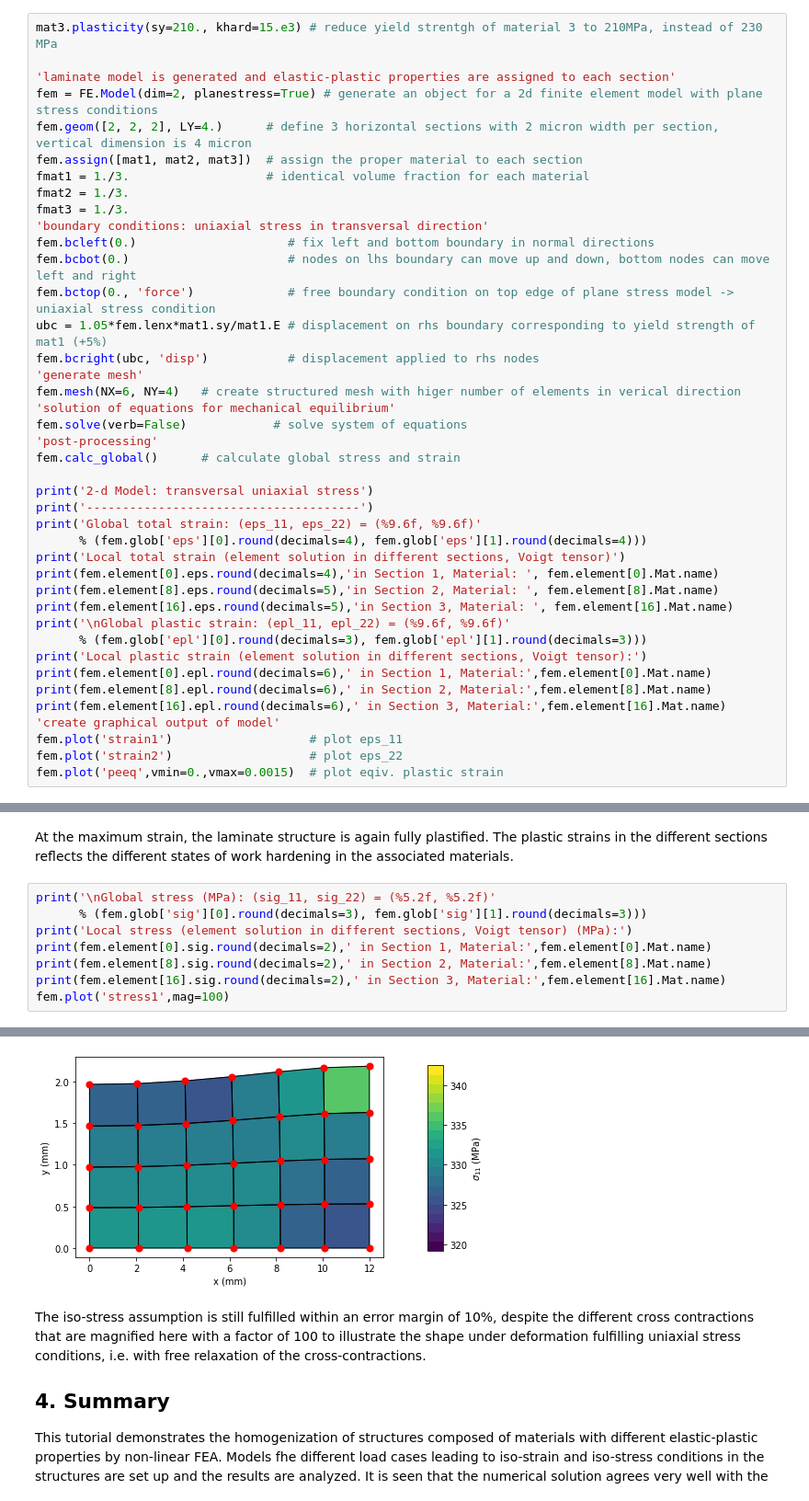
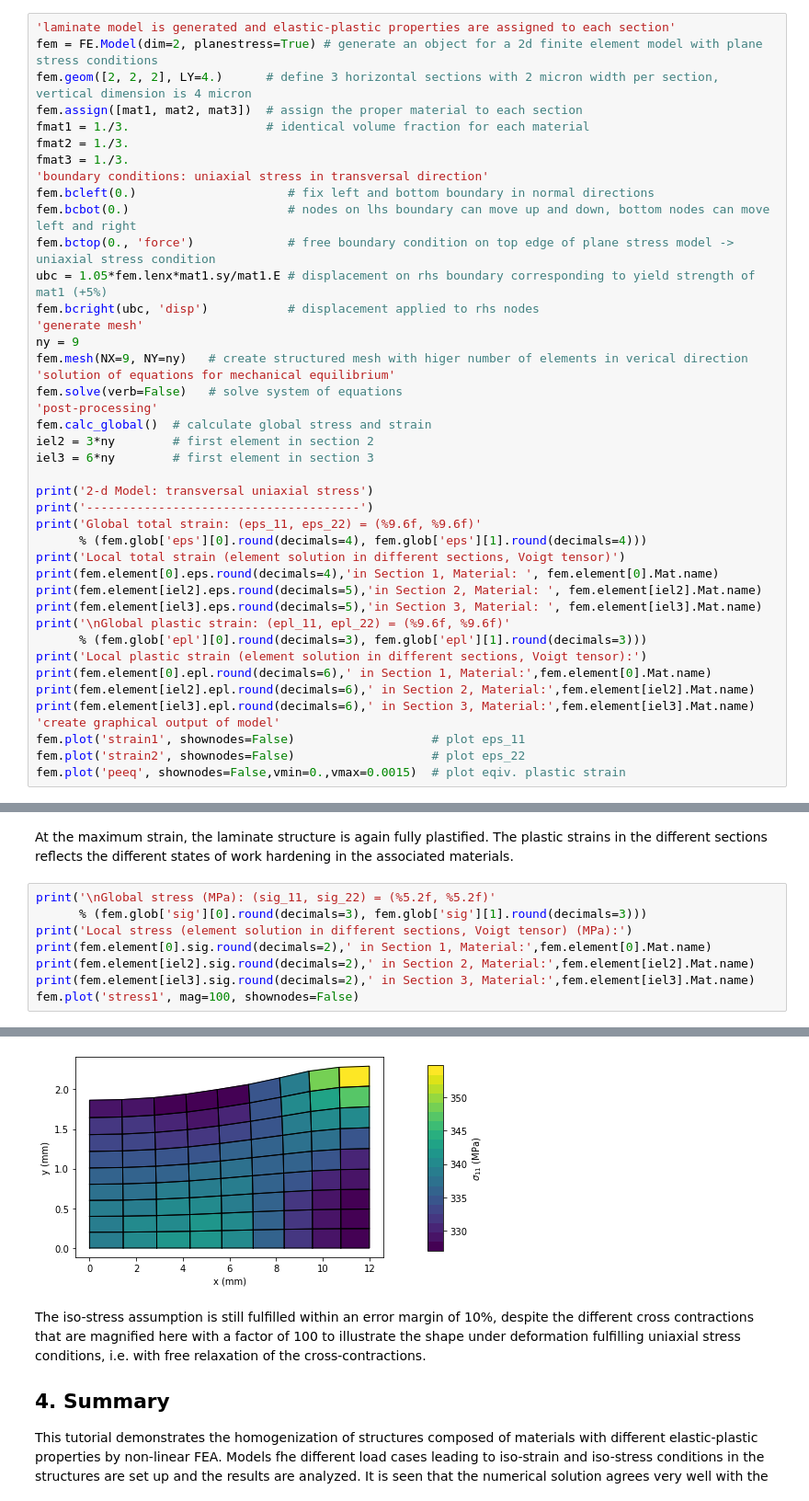
Before and after one commit to AHartmaier/pyLabFEA, a Jupyter notebook: notebooks/pyLabFEA_Homogenization.ipynb, the cells around one changed output, grey strips where cells are left out. Shown at 92% size. Saved outputs shown, nothing was run; the diff lists cells and outputs as text.

```diff
--- a/notebooks/pyLabFEA_Homogenization.ipynb
+++ b/notebooks/pyLabFEA_Homogenization.ipynb
@@ -556,6 +556,4 @@ In the next step, we investigate how applying a uni-axial stress transversal to
 # %%
-mat3.plasticity(sy=210., khard=15.e3) # reduce yield strentgh of material 3 to 210MPa, instead of 230 MPa
-
 'laminate model is generated and elastic-plastic properties are assigned to each section'
 fem = FE.Model(dim=2, planestress=True) # generate an object for a 2d finite element model with plane stress conditions
 fem.geom([2, 2, 2], LY=4.)      # define 3 horizontal sections with 2 micron width per section, vertical dimension is 4 micron
@@ -570,11 +568,14 @@ fem.bctop(0., 'force')             # free boundary condition on top edge of plan
 ubc = 1.05*fem.lenx*mat1.sy/mat1.E # displacement on rhs boundary corresponding to yield strength of mat1 (+5%)
 fem.bcright(ubc, 'disp')           # displacement applied to rhs nodes
 'generate mesh'
-fem.mesh(NX=6, NY=4)   # create structured mesh with higer number of elements in verical direction
+ny = 9
+fem.mesh(NX=9, NY=ny)   # create structured mesh with higer number of elements in verical direction
 'solution of equations for mechanical equilibrium'
-fem.solve(verb=False)            # solve system of equations
+fem.solve(verb=False)   # solve system of equations
 'post-processing'
-fem.calc_global()      # calculate global stress and strain
+fem.calc_global()  # calculate global stress and strain
+iel2 = 3*ny        # first element in section 2
+iel3 = 6*ny        # first element in section 3
 
 print('2-d Model: transversal uniaxial stress')
 print('--------------------------------------')
@@ -582,18 +583,18 @@ print('Global total strain: (eps_11, eps_22) = (%9.6f, %9.6f)'
       % (fem.glob['eps'][0].round(decimals=4), fem.glob['eps'][1].round(decimals=4)))
 print('Local total strain (element solution in different sections, Voigt tensor)')
 print(fem.element[0].eps.round(decimals=4),'in Section 1, Material: ', fem.element[0].Mat.name)
-print(fem.element[8].eps.round(decimals=5),'in Section 2, Material: ', fem.element[8].Mat.name)
-print(fem.element[16].eps.round(decimals=5),'in Section 3, Material: ', fem.element[16].Mat.name)
+print(fem.element[iel2].eps.round(decimals=5),'in Section 2, Material: ', fem.element[iel2].Mat.name)
+print(fem.element[iel3].eps.round(decimals=5),'in Section 3, Material: ', fem.element[iel3].Mat.name)
 print('\nGlobal plastic strain: (epl_11, epl_22) = (%9.6f, %9.6f)'
       % (fem.glob['epl'][0].round(decimals=3), fem.glob['epl'][1].round(decimals=3)))
 print('Local plastic strain (element solution in different sections, Voigt tensor):')
 print(fem.element[0].epl.round(decimals=6),' in Section 1, Material:',fem.element[0].Mat.name)
-print(fem.element[8].epl.round(decimals=6),' in Section 2, Material:',fem.element[8].Mat.name)
-print(fem.element[16].epl.round(decimals=6),' in Section 3, Material:',fem.element[16].Mat.name)
+print(fem.element[iel2].epl.round(decimals=6),' in Section 2, Material:',fem.element[iel2].Mat.name)
+print(fem.element[iel3].epl.round(decimals=6),' in Section 3, Material:',fem.element[iel3].Mat.name)
 'create graphical output of model'
-fem.plot('strain1')                   # plot eps_11
-fem.plot('strain2')                   # plot eps_22
-fem.plot('peeq',vmin=0.,vmax=0.0015)  # plot eqiv. plastic strain
+fem.plot('strain1', shownodes=False)                   # plot eps_11
+fem.plot('strain2', shownodes=False)                   # plot eps_22
+fem.plot('peeq', shownodes=False,vmin=0.,vmax=0.0015)  # plot eqiv. plastic strain
 # %% [output]
 2-d Model: transversal uniaxial stress
 --------------------------------------
@@ -728,7 +729,7 @@ print('\nGlobal stress (MPa): (sig_11, sig_22) = (%5.2f, %5.2f)'
       % (fem.glob['sig'][0].round(decimals=3), fem.glob['sig'][1].round(decimals=3)))
 print('Local stress (element solution in different sections, Voigt tensor) (MPa):')
 print(fem.element[0].sig.round(decimals=2),' in Section 1, Material:',fem.element[0].Mat.name)
-print(fem.element[8].sig.round(decimals=2),' in Section 2, Material:',fem.element[8].Mat.name)
-print(fem.element[16].sig.round(decimals=2),' in Section 3, Material:',fem.element[16].Mat.name)
-fem.plot('stress1',mag=100)
+print(fem.element[iel2].sig.round(decimals=2),' in Section 2, Material:',fem.element[iel2].Mat.name)
+print(fem.element[iel3].sig.round(decimals=2),' in Section 3, Material:',fem.element[iel3].Mat.name)
+fem.plot('stress1', mag=100, shownodes=False)
 # %% [output]
@@ -740,4 +741,4 @@ Local stress (element solution in different sections, Voigt tensor) (MPa):
-[figure, old version]
+[figure, new version]
 # %% [markdown]
 The iso-stress assumption is still fulfilled within an error margin of 10%, despite the different cross contractions that are magnified here with a factor of 100 to illustrate the shape under deformation fulfilling uniaxial stress conditions, i.e. with free relaxation of the cross-contractions.
 
```
Also changed, not shown: parts of 7 cells of this notebook, 1 other file.
